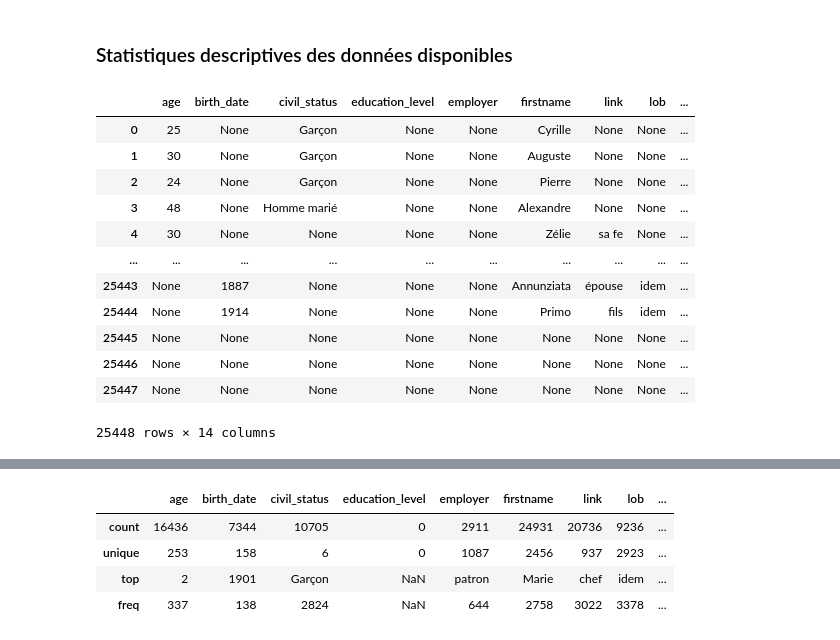
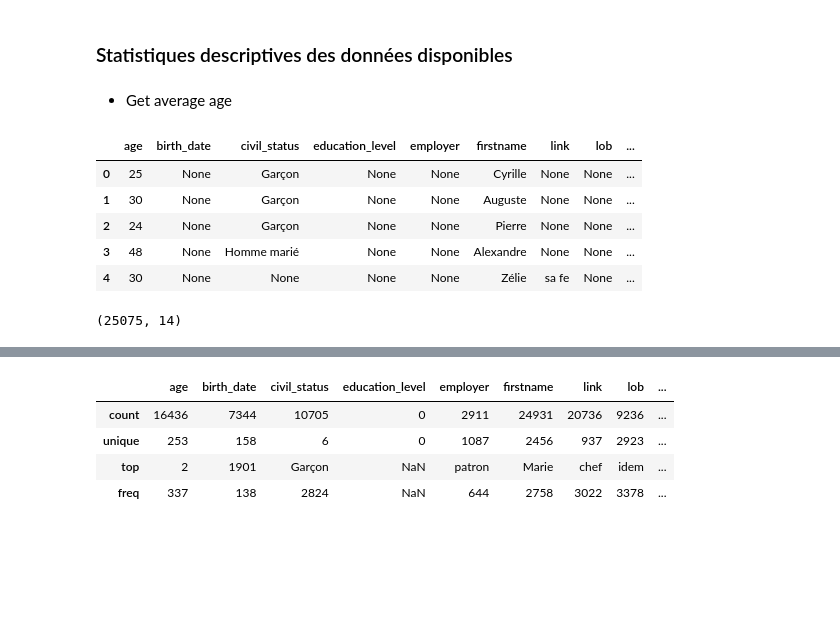
Before and after one commit to adlemoreau/nlp-archives-project, a Jupyter notebook: src/stat_des.ipynb, the cells around one changed output, grey strips where cells are left out. Cells and saved outputs as stored; diff of their text form; code cells hidden in the pictures; blank space fills up the shorter version.

```diff
--- a/src/stat_des.ipynb
+++ b/src/stat_des.ipynb
@@ -76,19 +80,21 @@ df = load_and_create_ground_truth_df(data, tokens)
 # %% [markdown]
 ### Statistiques descriptives des données disponibles
+# %% [markdown]
+- Get average age
+# %%
+df.head()
+# %% [output]
+|  | age | birth_date | civil_status | education_level | employer | firstname | link | lob | ... |
+| 0 | 25 | None | Garçon | None | None | Cyrille | None | None | ... |
+| 1 | 30 | None | Garçon | None | None | Auguste | None | None | ... |
+| 2 | 24 | None | Garçon | None | None | Pierre | None | None | ... |
+| 3 | 48 | None | Homme marié | None | None | Alexandre | None | None | ... |
+| 4 | 30 | None | None | None | None | Zélie | sa fe | None | ... |
 # %%
-# 25446 rows (=persons), 14 columns (=categories)
-df
+# Drop rows with only NaN values
+df = df.dropna(how='all')
+
+# 25075 rows (=persons), 14 columns (=categories)
+df.shape
 # %% [output]
-|  | age | birth_date | civil_status | education_level | employer | firstname | link | lob | ... |
-| 0 | 25 | None | Garçon | None | None | Cyrille | None | None | ... |
-| 1 | 30 | None | Garçon | None | None | Auguste | None | None | ... |
-| 2 | 24 | None | Garçon | None | None | Pierre | None | None | ... |
-| 3 | 48 | None | Homme marié | None | None | Alexandre | None | None | ... |
-| 4 | 30 | None | None | None | None | Zélie | sa fe | None | ... |
-| ... | ... | ... | ... | ... | ... | ... | ... | ... | ... |
-| 25443 | None | 1887 | None | None | None | Annunziata | épouse | idem | ... |
-| 25444 | None | 1914 | None | None | None | Primo | fils | idem | ... |
-| 25445 | None | None | None | None | None | None | None | None | ... |
-| 25446 | None | None | None | None | None | None | None | None | ... |
-| 25447 | None | None | None | None | None | None | None | None | ... |
-25448 rows × 14 columns
+(25075, 14)
```
Also changed, not shown: parts of 72 cells of this notebook.
